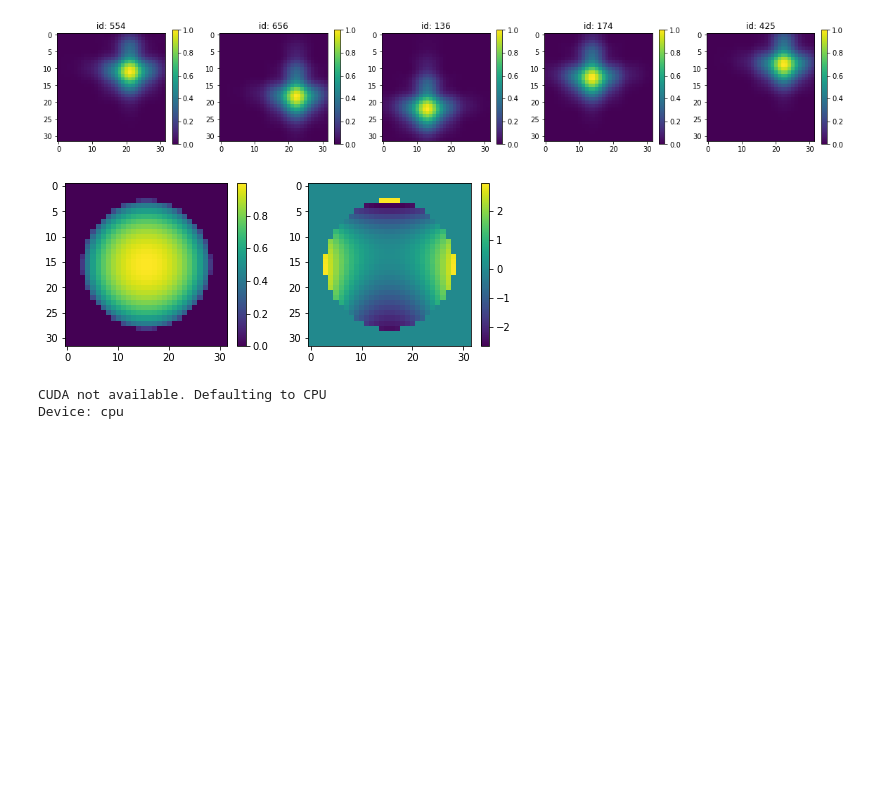
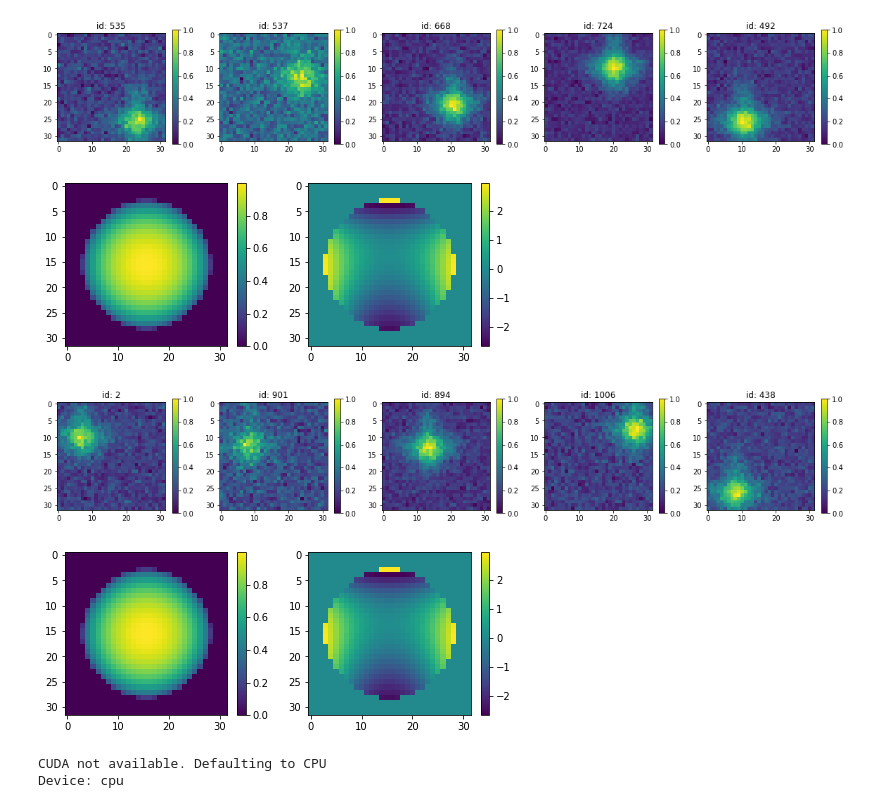
Before and after one commit to kkhchung/smlm-dl, a Jupyter notebook: smlm_dl/training_tests.ipynb, the cells around one changed output. Saved outputs shown, nothing was run; the diff lists cells and outputs as text; code cells hidden in the pictures; blank space fills up the shorter version.

Commit message:
Added support for validation data to trainer.

```diff
--- a/smlm_dl/training_tests.ipynb
+++ b/smlm_dl/training_tests.ipynb
@@ -9,14 +9,22 @@ from torch.utils.data import DataLoader
 
 import dataset, model, trainer
 # %%
-training_data = dataset.FourierOptics2DPSFDataset(length=1024, psf_zerns={4:0, 5:3, 7:0.5}, noise_params={} )
+training_data = dataset.FourierOptics2DPSFDataset(length=1024, psf_zerns={4:0, 5:3, 7:0.5})#, noise_params={} )
 # training_data = dataset.FourierOptics2DPSFDataset(length=1024, psf_zerns={}, noise_params={} )
 dataset.inspect_psfs(training_data)
 
-train_dataloader = DataLoader(training_data, batch_size=128, shuffle=True)
+train_dataloader = DataLoader(training_data, batch_size=1024, shuffle=True)
+
+
+valid_data = dataset.FourierOptics2DPSFDataset(length=1024, psf_zerns={4:0, 5:3, 7:0.5})#, noise_params={} )
+dataset.inspect_psfs(valid_data)
+
+valid_dataloader = DataLoader(valid_data, batch_size=1024, shuffle=True)
 # %% [output]
-[figure, old version]
+[figure, new version]
 [figure]
+[figure, added]
+[figure, added]
 # %%
 reload(trainer)
 
```
Also changed, not shown: parts of 4 cells of this notebook, 1 other file.
